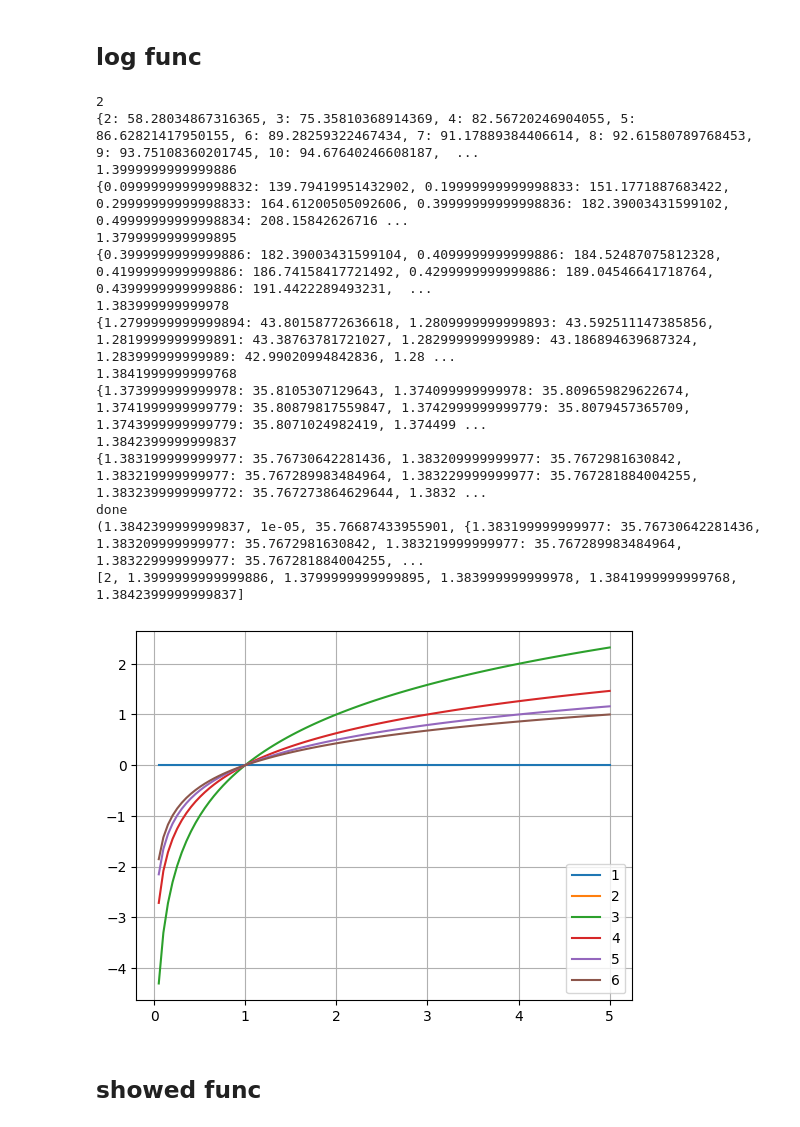
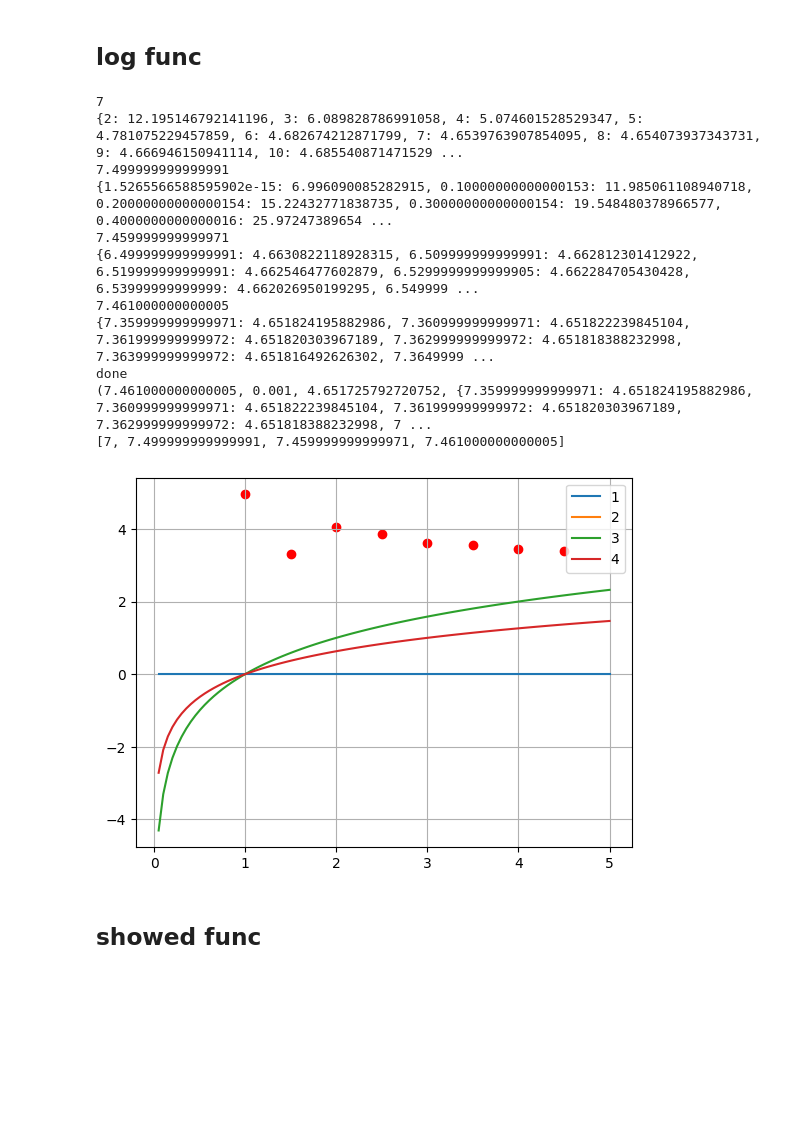
Before and after one commit to mythyskaiser/leetcode, a Jupyter notebook: introduction/chisl/chisl2.ipynb, the cells around one changed output. Cells and saved outputs as stored; diff of their text form; code cells hidden in the pictures; blank space fills up the shorter version.

```diff
--- a/introduction/chisl/chisl2.ipynb
+++ b/introduction/chisl/chisl2.ipynb
@@ -23,7 +23,7 @@ def pow_method_lowest_squares(data, num, diviator, sigmoid):
     for i in float_range(start, end, diviator):
         error = 0
         for j in range(len(data)):
-            func = pow(data[j][0], i)
+            func = pow(data[j][0], i) + 3
             error += pow(data[j][1]-func, 2)
         # arr_errors_str.append(f"{error} {i}")
         arr_errors.update({i:error})
@@ -45,6 +45,9 @@ n = 1
 for i in range(len(besties)):
     plt.plot(x, pow(x, besties[i]), label = n)
     n+=1
+a = [1,1.5,2, 2.5, 3, 3.5, 4, 4.5]
+b = [4.95, 3.3, 4.05, 3.85, 3.6, 3.55, 3.45, 3.4]
+plt.scatter(a,b, color='red')
 plt.grid(True)
 plt.legend()
 plt.show()
@@ -89,7 +90,7 @@ def pow_method_lowest_squares(data, num, diviator, sigmoid):
     for i in float_range(start, end, diviator):
         error = 0
         for j in range(len(data)):
-            func = data[j][0]*i
+            func = data[j][0]*i + 3
             error += pow(data[j][1]-func, 2)
         # arr_errors_str.append(f"{error} {i}")
         arr_errors.update({i:error})
@@ -111,6 +112,9 @@ n = 1
 for i in range(len(besties)):
     plt.plot(x, x*besties[i], label = n)
     n+=1
+a = [1,1.5,2, 2.5, 3, 3.5, 4, 4.5]
+b = [4.95, 3.3, 4.05, 3.85, 3.6, 3.55, 3.45, 3.4]
+plt.scatter(a,b, color='red')
 plt.grid(True)
 plt.legend()
 plt.show()
@@ -151,54 +157,53 @@ def pow_method_lowest_squares(data, num, diviator, sigmoid):
             if(i<=0 or i==1):
                 j_skip = True
                 continue
-            func = math.log(data[j][0],i)
+            func = math.log(data[j][0],i) + 3
             error += pow(data[j][1]-func, 2)
         # arr_errors_str.append(f"{error} {i}")
         if j_skip == True:
             continue
         arr_errors.update({i:error})
     num = min(arr_errors, key=arr_errors.get)
     print(num)
     error = arr_errors[num]
     error_last = error
     besties.append(num)
     print(arr_errors)
     if(len(arr_errors) >= 3):
         bag = True
     if(abs(arr_errors[num]-arr_errors[num+diviator])<sigmoid):
         print("done")
         return num, diviator, error , arr_errors
     diviator = diviator/10
     return pow_method_lowest_squares(data, num, diviator, sigmoid)
 
 print(pow_method_lowest_squares(data, 2, 1, 0.00000001))
 print(besties)
 x = np.linspace(0,5, 100)
 n = 1
 for i in range(len(besties)):
     y = np.log(x) / np.log(i)
     plt.plot(x, y, label = n)
     n+=1
+a = [1,1.5,2, 2.5, 3, 3.5, 4, 4.5]
+b = [4.95, 3.3, 4.05, 3.85, 3.6, 3.55, 3.45, 3.4]
+plt.scatter(a,b, color='red')
 plt.grid(True)
 plt.legend()
 plt.show()
 # %% [output]
-2
-{2: 58.28034867316365, 3: 75.35810368914369, 4: 82.56720246904055, 5: 86.62821417950155, 6: 89.28259322467434, 7: 91.17889384406614, 8: 92.61580789768453, 9: 93.75108360201745, 10: 94.67640246608187,  ...
-1.3999999999999886
-{0.09999999999998832: 139.79419951432902, 0.19999999999998833: 151.1771887683422, 0.29999999999998833: 164.61200505092606, 0.39999999999998836: 182.39003431599102, 0.49999999999998834: 208.15842626716 ...
-1.3799999999999895
-{0.3999999999999886: 182.39003431599104, 0.4099999999999886: 184.52487075812328, 0.4199999999999886: 186.74158417721492, 0.4299999999999886: 189.04546641718764, 0.4399999999999886: 191.4422289493231,  ...
-1.383999999999978
-{1.2799999999999894: 43.80158772636618, 1.2809999999999893: 43.592511147385856, 1.2819999999999891: 43.38763781721027, 1.282999999999989: 43.186894639687324, 1.283999999999989: 42.99020994842836, 1.28 ...
-1.3841999999999768
-{1.373999999999978: 35.8105307129643, 1.374099999999978: 35.809659829622674, 1.3741999999999779: 35.80879817559847, 1.3742999999999779: 35.8079457365709, 1.3743999999999779: 35.8071024982419, 1.374499 ...
-1.3842399999999837
-{1.383199999999977: 35.76730642281436, 1.383209999999977: 35.7672981630842, 1.383219999999977: 35.767289983484964, 1.383229999999977: 35.767281884004255, 1.3832399999999772: 35.767273864629644, 1.3832 ...
+7
+{2: 12.195146792141196, 3: 6.089828786991058, 4: 5.074601528529347, 5: 4.781075229457859, 6: 4.682674212871799, 7: 4.6539763907854095, 8: 4.654073937343731, 9: 4.666946150941114, 10: 4.685540871471529 ...
+7.499999999999991
+{1.5265566588595902e-15: 6.996090085282915, 0.10000000000000153: 11.985061108940718, 0.20000000000000154: 15.22432771838735, 0.30000000000000154: 19.548480378966577, 0.4000000000000016: 25.97247389654 ...
+7.459999999999971
+{6.499999999999991: 4.6630822118928315, 6.509999999999991: 4.662812301412922, 6.519999999999991: 4.662546477602879, 6.5299999999999905: 4.662284705430428, 6.53999999999999: 4.662026950199295, 6.549999 ...
+7.461000000000005
+{7.359999999999971: 4.651824195882986, 7.360999999999971: 4.651822239845104, 7.361999999999972: 4.651820303967189, 7.362999999999972: 4.651818388232998, 7.363999999999972: 4.651816492626302, 7.3649999 ...
 done
-(1.3842399999999837, 1e-05, 35.76687433955901, {1.383199999999977: 35.76730642281436, 1.383209999999977: 35.7672981630842, 1.383219999999977: 35.767289983484964, 1.383229999999977: 35.767281884004255, ...
-[2, 1.3999999999999886, 1.3799999999999895, 1.383999999999978, 1.3841999999999768, 1.3842399999999837]
+(7.461000000000005, 0.001, 4.651725792720752, {7.359999999999971: 4.651824195882986, 7.360999999999971: 4.651822239845104, 7.361999999999972: 4.651820303967189, 7.362999999999972: 4.651818388232998, 7 ...
+[7, 7.499999999999991, 7.459999999999971, 7.461000000000005]
-[figure, old version]
+[figure, new version]
 # %% [markdown]
 ## showed func
 # %%
```
Also changed, not shown: parts of 3 cells of this notebook, 4 other files.
